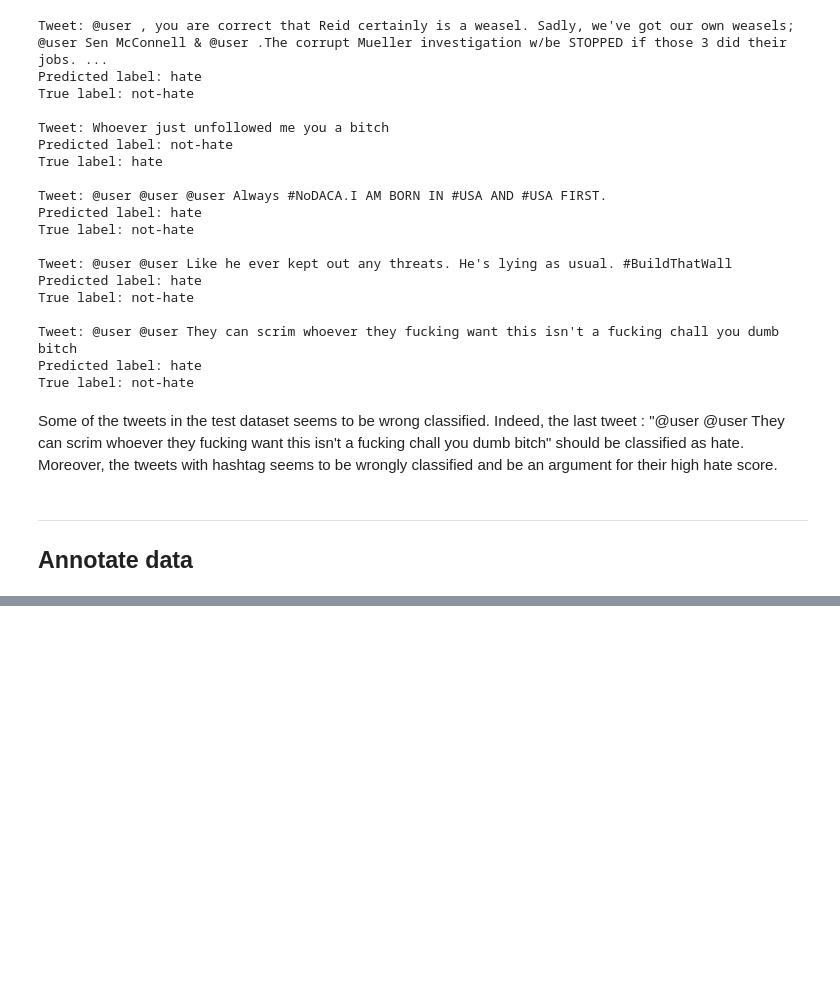
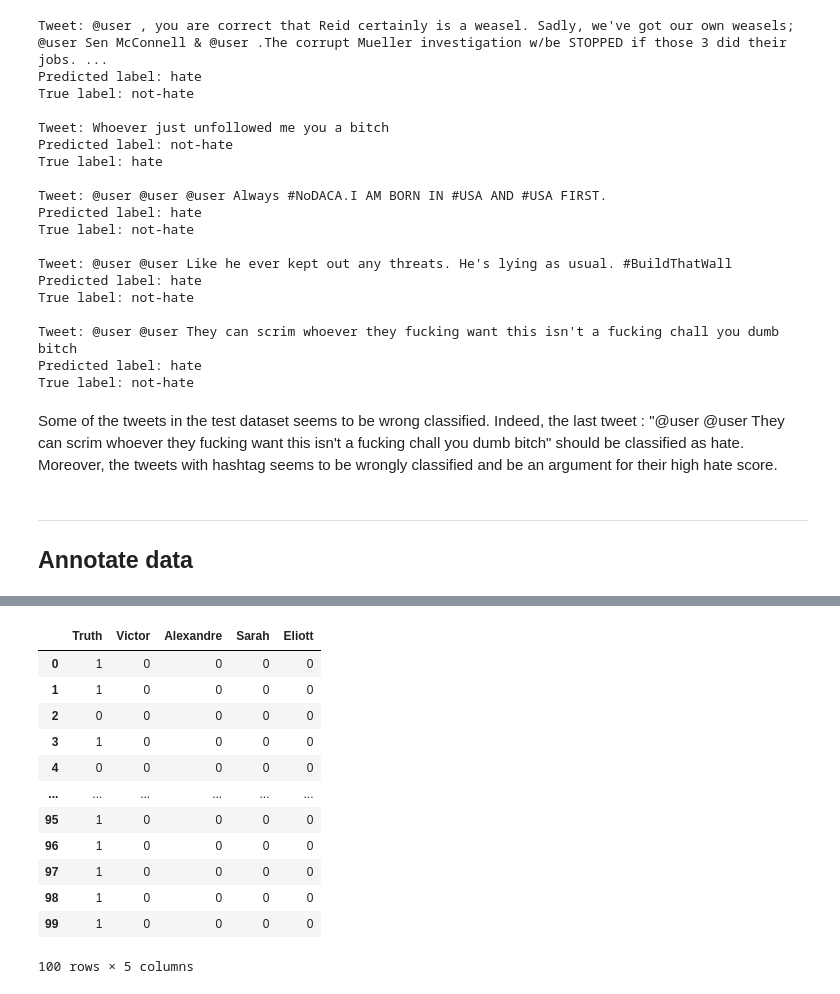
Before and after one commit to SCIA-Premium/Deep-Learning-for-Language, a Jupyter notebook: 4_Project/4_Project.ipynb, the cells around one changed output, grey strips where cells are left out. Cells and saved outputs as stored; diff of their text form; code cells hidden in the pictures; blank space fills up the shorter version.

```diff
--- a/4_Project/4_Project.ipynb
+++ b/4_Project/4_Project.ipynb
@@ -368,0 +438,16 @@ tweets.to_csv('tweets.csv', index=False)
+# %%
+tweets.iloc[:, 1:]
+# %% [output]
+|  | Truth | Victor | Alexandre | Sarah | Eliott |
+| 0 | 1 | 0 | 0 | 0 | 0 |
+| 1 | 1 | 0 | 0 | 0 | 0 |
+| 2 | 0 | 0 | 0 | 0 | 0 |
+| 3 | 1 | 0 | 0 | 0 | 0 |
+| 4 | 0 | 0 | 0 | 0 | 0 |
+| ... | ... | ... | ... | ... | ... |
+| 95 | 1 | 0 | 0 | 0 | 0 |
+| 96 | 1 | 0 | 0 | 0 | 0 |
+| 97 | 1 | 0 | 0 | 0 | 0 |
+| 98 | 1 | 0 | 0 | 0 | 0 |
+| 99 | 1 | 0 | 0 | 0 | 0 |
+100 rows × 5 columns
```
Also changed, not shown: parts of 4 cells of this notebook, 1 other file.
